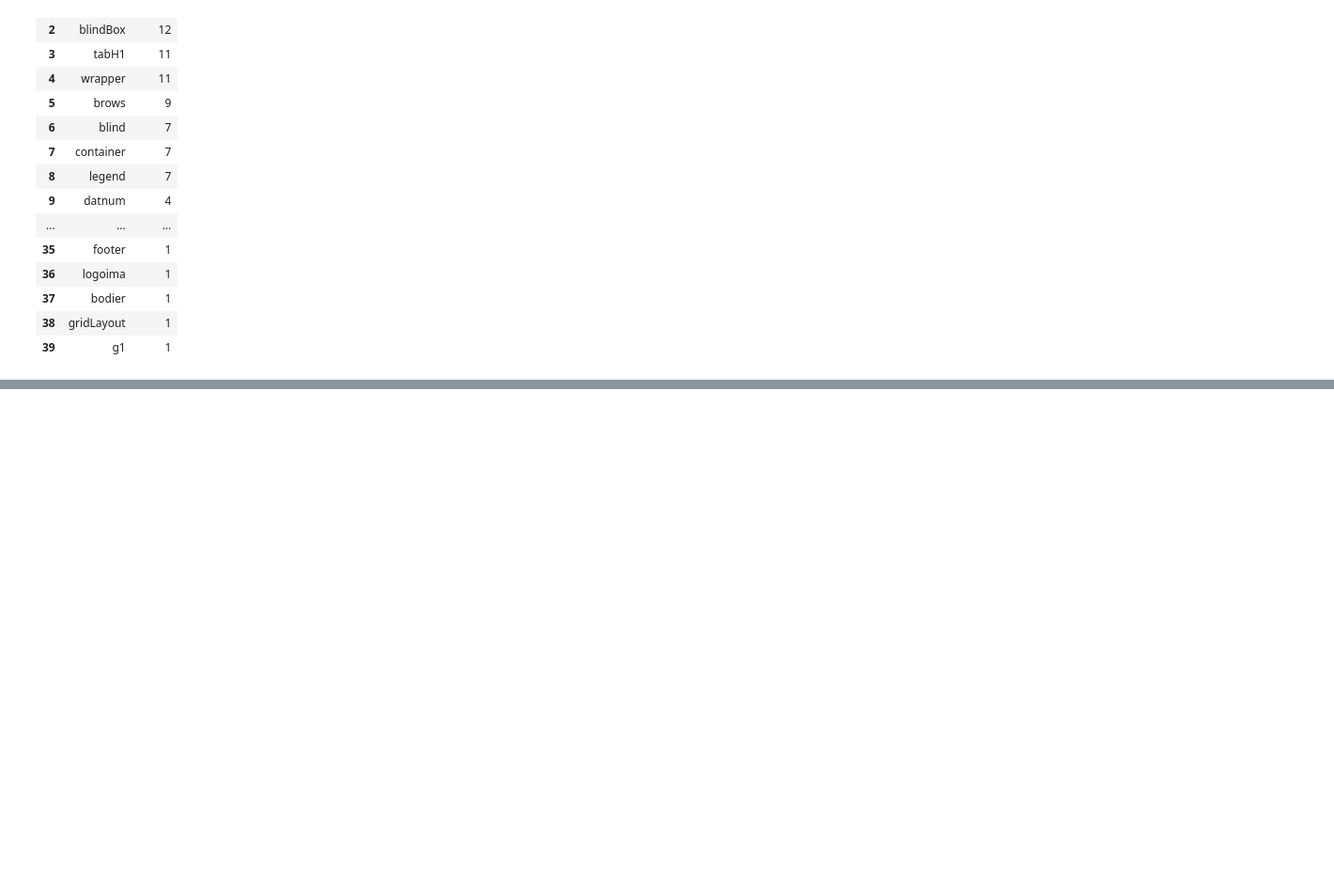
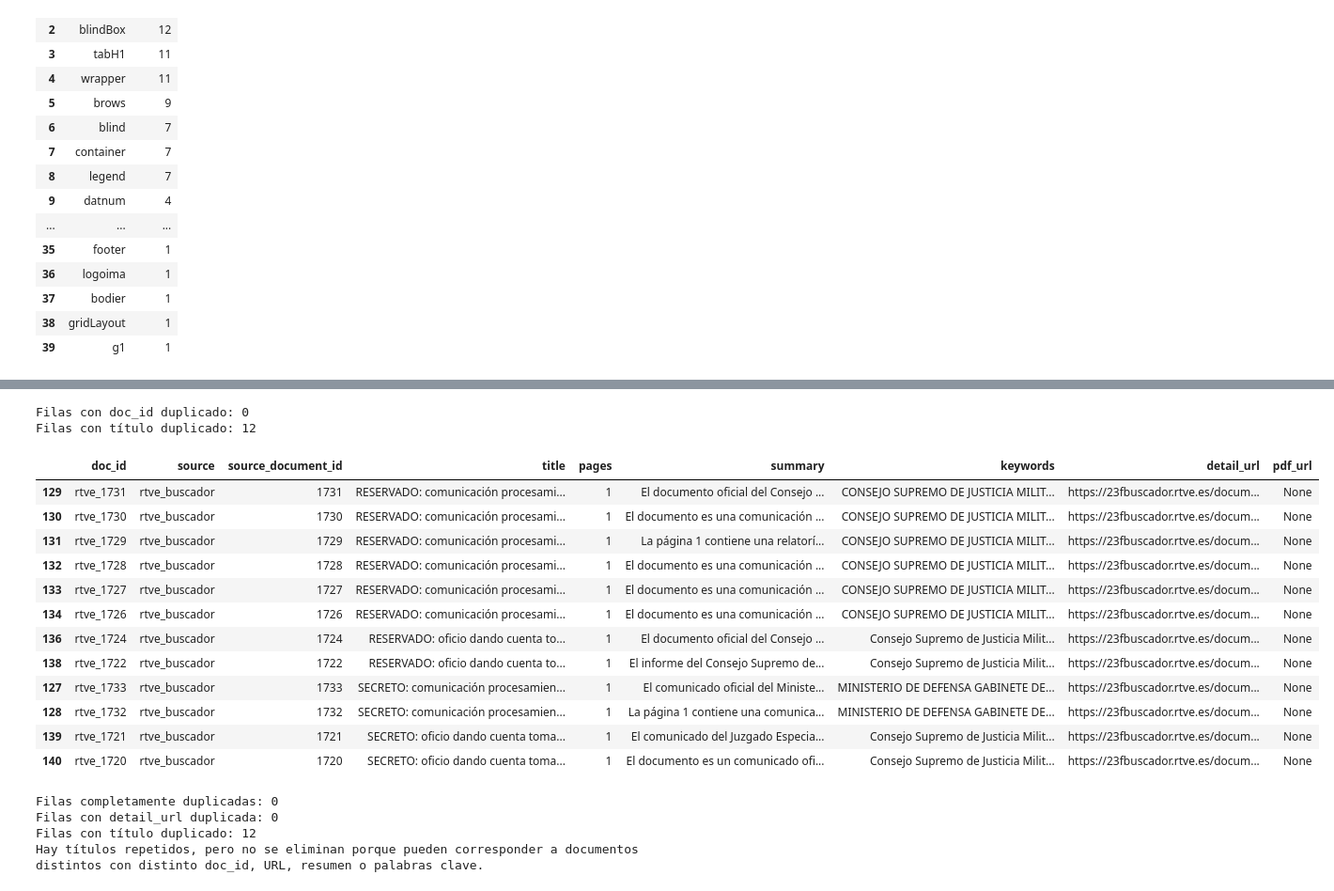
Before and after one commit to dieegordg/Proyecto-Machine-Learning-UNAV---Bayesianos-de-los-Ca-dos, a Jupyter notebook: notebooks/01_data_sources_and_dataset.ipynb, the cells around one changed output, grey strips where cells are left out. Shown at 94% size. Drawn from its saved outputs; the diff is of its cells as text; code cells hidden in the pictures; blank space fills up the shorter version.

```diff
--- a/notebooks/01_data_sources_and_dataset.ipynb
+++ b/notebooks/01_data_sources_and_dataset.ipynb
@@ -682,0 +1961,25 @@ df_classes.head(40)
+# %%
+# ------------------------------------------------------------
+# 6.1. Extracción de la tabla con page_size=200
+# ------------------------------------------------------------
+
+tables_rtve_200 = soup_rtve_200.find_all("table")
+
+print(f"Número de tablas encontradas con page_size=200: {len(tables_rtve_200)}")
+
+if len(tables_rtve_200) == 0:
+    raise ValueError("No se ha encontrado ninguna tabla en la página con page_size=200.")
+
+for i, table in enumerate(tables_rtve_200, start=1):
+    rows = table.find_all("tr")
+    headers = [th.get_text(" ", strip=True) for th in table.find_all("th")]
+
+    print(f"\nTabla {i}")
+    print(f"- Filas detectadas: {len(rows)}")
+    print(f"- Cabeceras: {headers}")
+
+df_rtve_200_raw = extract_table_rows(tables_rtve_200[0], URL_RTVE_APP)
+
+print(f"\nFilas de documentos extraídas: {len(df_rtve_200_raw)}")
+
+df_rtve_200_raw.head()
@@ -682,0 +2116,54 @@ df_classes.head(40)
+# %%
+# ------------------------------------------------------------
+# 6.4. Revisión de duplicados
+# ------------------------------------------------------------
+
+duplicated_doc_ids = df_inventory_rtve[df_inventory_rtve["doc_id"].duplicated(keep=False)]
+duplicated_titles = df_inventory_rtve[df_inventory_rtve["title"].duplicated(keep=False)]
+
+print(f"Filas con doc_id duplicado: {len(duplicated_doc_ids)}")
+print(f"Filas con título duplicado: {len(duplicated_titles)}")
+
+if len(duplicated_doc_ids) > 0:
+    display(duplicated_doc_ids.sort_values("doc_id"))
+
+if len(duplicated_titles) > 0:
+    display(duplicated_titles.sort_values("title").head(20))
+# %% [output]
+Filas con doc_id duplicado: 0
+Filas con título duplicado: 12
+|  | doc_id | source | source_document_id | title | pages | summary | keywords | detail_url | pdf_url |
+| 129 | rtve_1731 | rtve_buscador | 1731 | RESERVADO: comunicación procesami... | 1 | El documento oficial del Consejo ... | CONSEJO SUPREMO DE JUSTICIA MILIT... | https://23fbuscador.rtve.es/docum... | None |
+| 130 | rtve_1730 | rtve_buscador | 1730 | RESERVADO: comunicación procesami... | 1 | El documento es una comunicación ... | CONSEJO SUPREMO DE JUSTICIA MILIT... | https://23fbuscador.rtve.es/docum... | None |
+| 131 | rtve_1729 | rtve_buscador | 1729 | RESERVADO: comunicación procesami... | 1 | La página 1 contiene una relatorí... | CONSEJO SUPREMO DE JUSTICIA MILIT... | https://23fbuscador.rtve.es/docum... | None |
+| 132 | rtve_1728 | rtve_buscador | 1728 | RESERVADO: comunicación procesami... | 1 | El documento es una comunicación ... | CONSEJO SUPREMO DE JUSTICIA MILIT... | https://23fbuscador.rtve.es/docum... | None |
+| 133 | rtve_1727 | rtve_buscador | 1727 | RESERVADO: comunicación procesami... | 1 | El documento es una comunicación ... | CONSEJO SUPREMO DE JUSTICIA MILIT... | https://23fbuscador.rtve.es/docum... | None |
+| 134 | rtve_1726 | rtve_buscador | 1726 | RESERVADO: comunicación procesami... | 1 | El documento es una comunicación ... | CONSEJO SUPREMO DE JUSTICIA MILIT... | https://23fbuscador.rtve.es/docum... | None |
+| 136 | rtve_1724 | rtve_buscador | 1724 | RESERVADO: oficio dando cuenta to... | 1 | El documento oficial del Consejo ... | Consejo Supremo de Justicia Milit... | https://23fbuscador.rtve.es/docum... | None |
+| 138 | rtve_1722 | rtve_buscador | 1722 | RESERVADO: oficio dando cuenta to... | 1 | El informe del Consejo Supremo de... | Consejo Supremo de Justicia Milit... | https://23fbuscador.rtve.es/docum... | None |
+| 127 | rtve_1733 | rtve_buscador | 1733 | SECRETO: comunicación procesamien... | 1 | El comunicado oficial del Ministe... | MINISTERIO DE DEFENSA GABINETE DE... | https://23fbuscador.rtve.es/docum... | None |
+| 128 | rtve_1732 | rtve_buscador | 1732 | SECRETO: comunicación procesamien... | 1 | La página 1 contiene una comunica... | MINISTERIO DE DEFENSA GABINETE DE... | https://23fbuscador.rtve.es/docum... | None |
+| 139 | rtve_1721 | rtve_buscador | 1721 | SECRETO: oficio dando cuenta toma... | 1 | El comunicado del Juzgado Especia... | Consejo Supremo de Justicia Milit... | https://23fbuscador.rtve.es/docum... | None |
+| 140 | rtve_1720 | rtve_buscador | 1720 | SECRETO: oficio dando cuenta toma... | 1 | El documento es un comunicado ofi... | Consejo Supremo de Justicia Milit... | https://23fbuscador.rtve.es/docum... | None |
+# %%
+# ------------------------------------------------------------
+# 6.5. Diferencia entre títulos repetidos y duplicados reales
+# ------------------------------------------------------------
+
+exact_duplicates = df_inventory_rtve[df_inventory_rtve.duplicated(keep=False)]
+duplicated_detail_urls = df_inventory_rtve[df_inventory_rtve["detail_url"].duplicated(keep=False)]
+
+print(f"Filas completamente duplicadas: {len(exact_duplicates)}")
+print(f"Filas con detail_url duplicada: {len(duplicated_detail_urls)}")
+print(f"Filas con título duplicado: {len(duplicated_titles)}")
+
+if len(duplicated_titles) > 0:
+    print(
+        "Hay títulos repetidos, pero no se eliminan porque pueden corresponder "
+        "a documentos distintos con distinto doc_id, URL, resumen o palabras clave."
+    )
+# %% [output]
+Filas completamente duplicadas: 0
+Filas con detail_url duplicada: 0
+Filas con título duplicado: 12
+Hay títulos repetidos, pero no se eliminan porque pueden corresponder a documentos distintos con distinto doc_id, URL, resumen o palabras clave.
```
Also changed, not shown: parts of 61 cells of this notebook, 5 other files.
